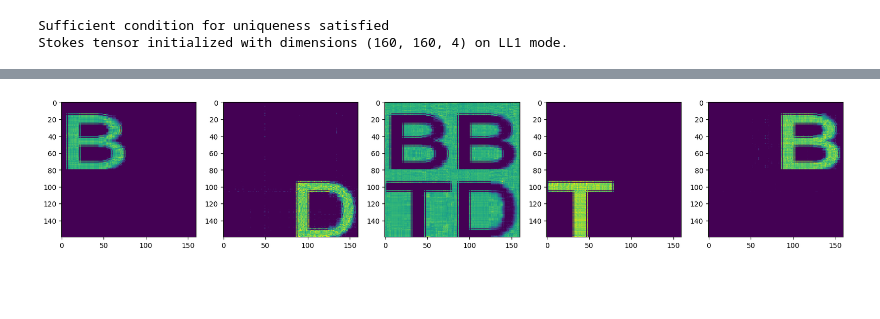
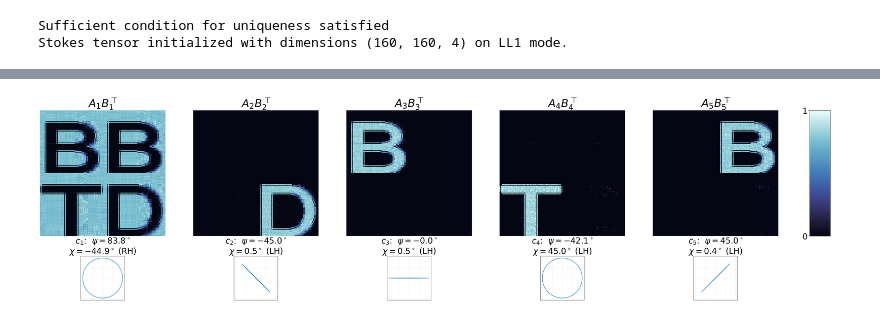
Before and after one commit to scbarreto/pyBBTD, a Jupyter notebook: notebooks/example_stokes.ipynb, the cells around one changed output, grey strips where cells are left out. Saved outputs shown, nothing was run; the diff lists cells and outputs as text; code cells hidden in the pictures; blank space fills up the shorter version.

```diff
--- a/notebooks/example_stokes.ipynb
+++ b/notebooks/example_stokes.ipynb
@@ -88,16 +90,5 @@ plt.semilogy(X.fit_error)
-# %%
-Afit, Bfit, Cfit = X.factors[0], X.factors[1], X.factors[2]
-
-
-def plot_Stokes_terms(outA, outB, R, L):
-    fig, axes = plt.subplots(1, R, figsize=(4 * R, 4))
-    result = np.zeros((R, outA.shape[0], outB.shape[0]))
-
-    for r in range(R):
-        result[r] = outA[:, r * L : (r + 1) * L] @ outB[:, r * L : (r + 1) * L].T
-        axes[r].imshow(result[r], cmap="viridis")
-
-
-plot_Stokes_terms(Afit, Bfit, R, L)
-# %% [output]
-[figure, removed]
+# %%
+Afit, Bfit, Cfit = X.factors[0], X.factors[1], X.factors[2]
+stokes_draw.plot_Stokes_terms(Afit, Bfit, Cfit, R, L)
+# %% [output]
+[figure, added]
```
Also changed, not shown: parts of 9 cells of this notebook, 13 other files.
